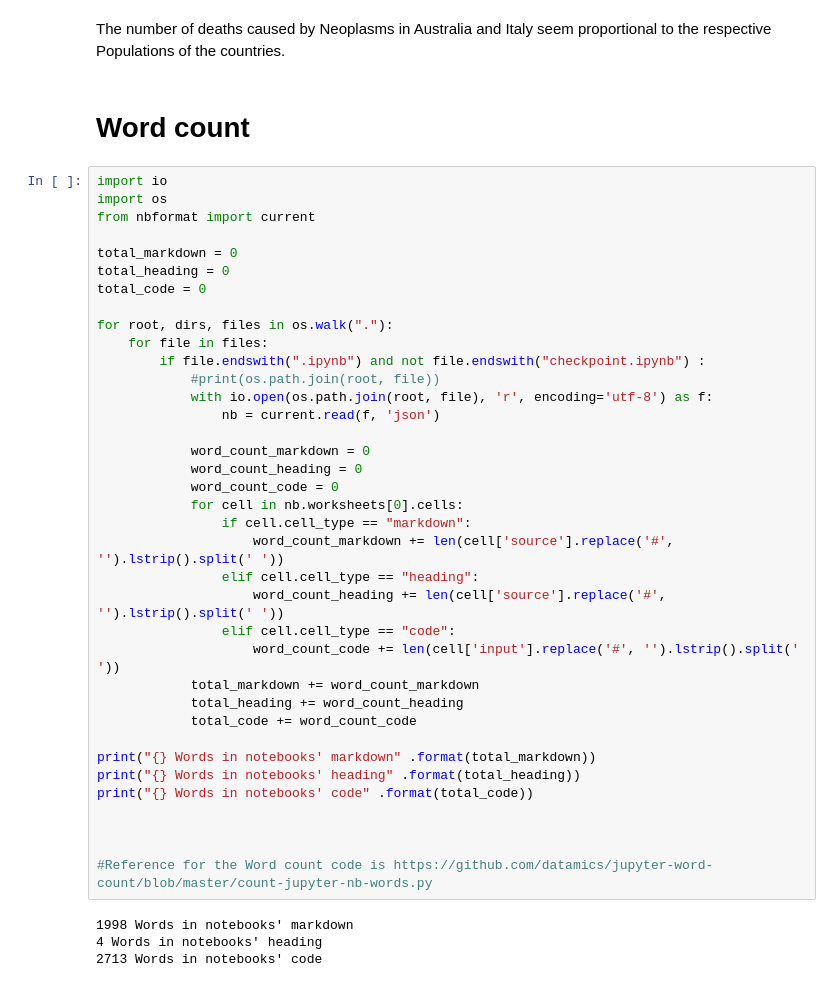
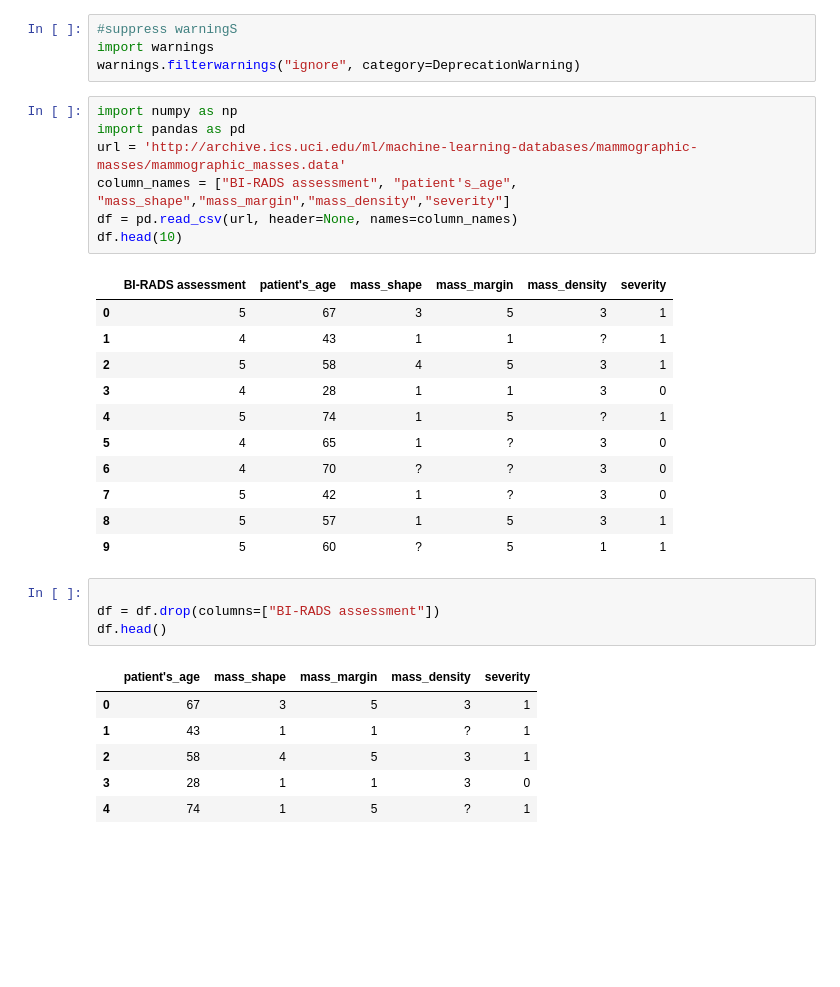
Before and after one commit to liivits/Liivits, a Jupyter notebook: Untitled.ipynb, the cells around one changed output. Cells and saved outputs as stored; diff of their text form; blank space fills up the shorter version.

```diff
--- a/Untitled.ipynb
+++ b/Untitled.ipynb
@@ -1484,45 +1,34 @@ plt.show()
-# %% [markdown]
-The number of deaths caused by Neoplasms in Australia and Italy seem proportional to the respective Populations of the countries.
-# %% [markdown]
-# Word count
-# %%
-import io
-import os
-from nbformat import current
-
-total_markdown = 0
-total_heading = 0
-total_code = 0
-
-for root, dirs, files in os.walk("."):
-    for file in files:
-        if file.endswith(".ipynb") and not file.endswith("checkpoint.ipynb") :
-            #print(os.path.join(root, file))
-            with io.open(os.path.join(root, file), 'r', encoding='utf-8') as f:
-                nb = current.read(f, 'json')
-
-            word_count_markdown = 0
-            word_count_heading = 0
-            word_count_code = 0
-            for cell in nb.worksheets[0].cells:
-                if cell.cell_type == "markdown":
-                    word_count_markdown += len(cell['source'].replace('#', '').lstrip().split(' '))
-                elif cell.cell_type == "heading":
-                    word_count_heading += len(cell['source'].replace('#', '').lstrip().split(' '))
-                elif cell.cell_type == "code":
-                    word_count_code += len(cell['input'].replace('#', '').lstrip().split(' '))
-            total_markdown += word_count_markdown
-            total_heading += word_count_heading
-            total_code += word_count_code
-
-print("{} Words in notebooks' markdown" .format(total_markdown))
-print("{} Words in notebooks' heading" .format(total_heading))
-print("{} Words in notebooks' code" .format(total_code))
-
-
-
-#Reference for the Word count code is https://github.com/datamics/jupyter-word-count/blob/master/count-jupyter-nb-words.py
-# %% [output]
-1998 Words in notebooks' markdown
-4 Words in notebooks' heading
-2713 Words in notebooks' code
+# %%
+#suppress warningS
+import warnings
+warnings.filterwarnings("ignore", category=DeprecationWarning)
+# %%
+import numpy as np
+import pandas as pd
+url = 'http://archive.ics.uci.edu/ml/machine-learning-databases/mammographic-masses/mammographic_masses.data'
+column_names = ["BI-RADS assessment", "patient's_age", "mass_shape","mass_margin","mass_density","severity"]
+df = pd.read_csv(url, header=None, names=column_names)
+df.head(10)
+# %% [output]
+|  | BI-RADS assessment | patient's_age | mass_shape | mass_margin | mass_density | severity |
+| 0 | 5 | 67 | 3 | 5 | 3 | 1 |
+| 1 | 4 | 43 | 1 | 1 | ? | 1 |
+| 2 | 5 | 58 | 4 | 5 | 3 | 1 |
+| 3 | 4 | 28 | 1 | 1 | 3 | 0 |
+| 4 | 5 | 74 | 1 | 5 | ? | 1 |
+| 5 | 4 | 65 | 1 | ? | 3 | 0 |
+| 6 | 4 | 70 | ? | ? | 3 | 0 |
+| 7 | 5 | 42 | 1 | ? | 3 | 0 |
+| 8 | 5 | 57 | 1 | 5 | 3 | 1 |
+| 9 | 5 | 60 | ? | 5 | 1 | 1 |
+# %%
+
+df = df.drop(columns=["BI-RADS assessment"])
+df.head()
+# %% [output]
+|  | patient's_age | mass_shape | mass_margin | mass_density | severity |
+| 0 | 67 | 3 | 5 | 3 | 1 |
+| 1 | 43 | 1 | 1 | ? | 1 |
+| 2 | 58 | 4 | 5 | 3 | 1 |
+| 3 | 28 | 1 | 1 | 3 | 0 |
+| 4 | 74 | 1 | 5 | ? | 1 |
```
Also changed, not shown: parts of 183 cells of this notebook.
